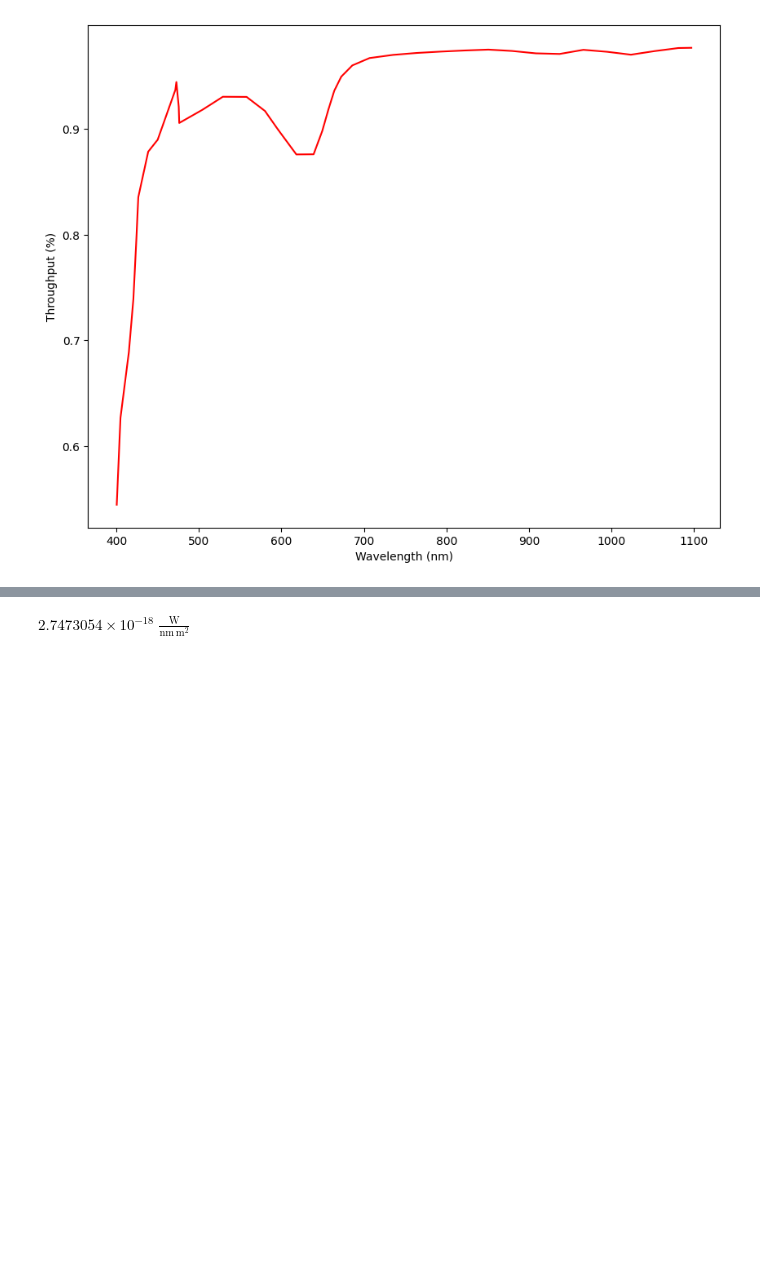
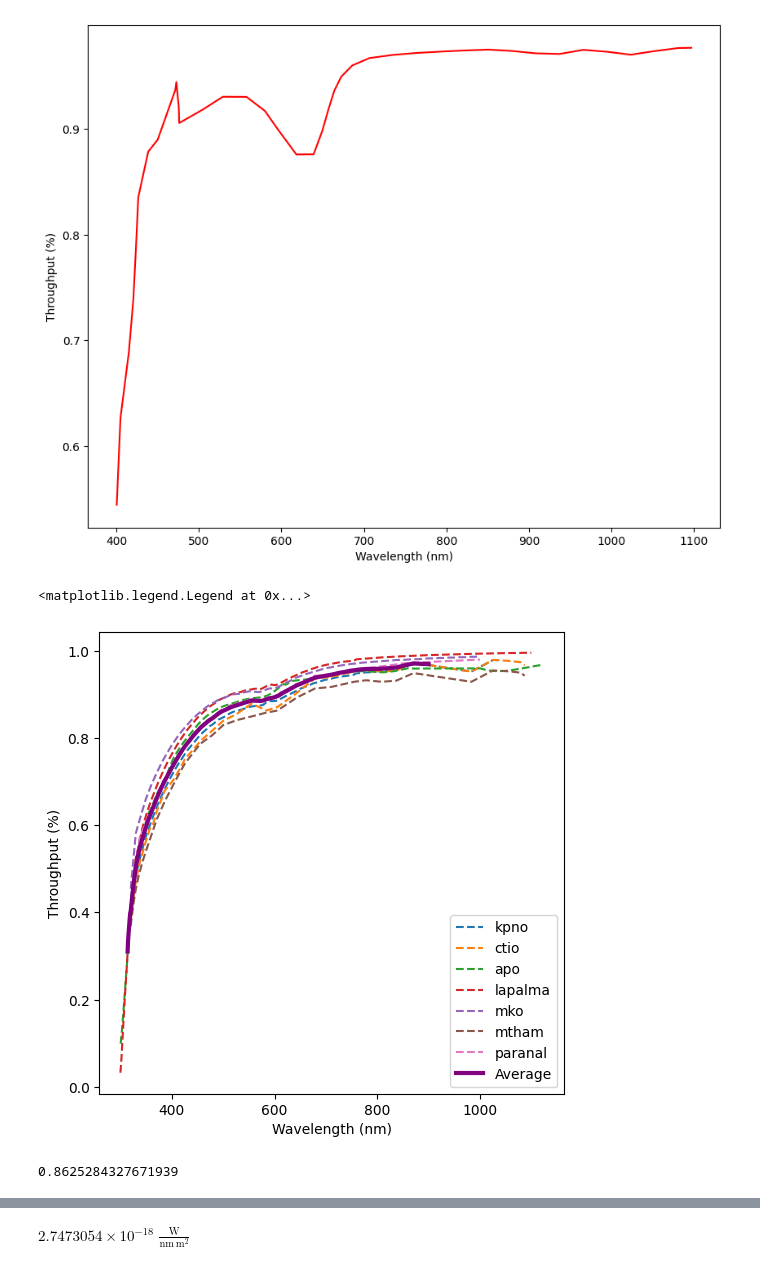
Before and after one commit to MLO-Claud-Spectrograph/etc, a Jupyter notebook: ETC/ETC_v2.ipynb, the cells around one changed output, grey strips where cells are left out. Cells and saved outputs as stored; diff of their text form; code cells hidden in the pictures; blank space fills up the shorter version.

Commit message:
Added airmass tp parameter using specreduce. Updated SNR calculator with error conditions.

```diff
--- a/ETC/ETC_v2.ipynb
+++ b/ETC/ETC_v2.ipynb
@@ -122 +105,21 @@ def get_fib_att(wave_nm):
     return float(fiber_curve(wave_nm))
+# %%
+#airmass:
+
+plt.figure(figsize=(6, 6))
+interp_ext = []
+for model in SUPPORTED_EXTINCTION_MODELS:
+    ext = AtmosphericExtinction(model=model)
+    plt.plot(ext.spectral_axis/10, ext.transmission, ls='--', label=model)
+    interp = interp1d(ext.spectral_axis/10, ext.transmission, kind='linear', bounds_error=False, fill_value=np.nan)
+
+    interp_ext.append(interp(std_wave_grid)) #use standard grid (created when I did the same thing for S/P polarization avg)
+
+mean_airmass_models = np.nanmean(interp_ext, axis=0)
+plt.plot(std_wave_grid, mean_airmass_models, lw=3, c='purple', label='Average')
+plt.xlabel('Wavelength (nm)')
+plt.ylabel('Throughput (%)')
+plt.legend()
+# %% [output]
+<matplotlib.legend.Legend at 0x...>
+[figure, added]
@@ -123 +138,5 @@ def get_fib_att(wave_nm):
+# %%
+get_airmass_ext(500, 'average')
+# %% [output]
+0.8625284327671939
 # %%
```
Also changed, not shown: parts of 14 cells of this notebook.
